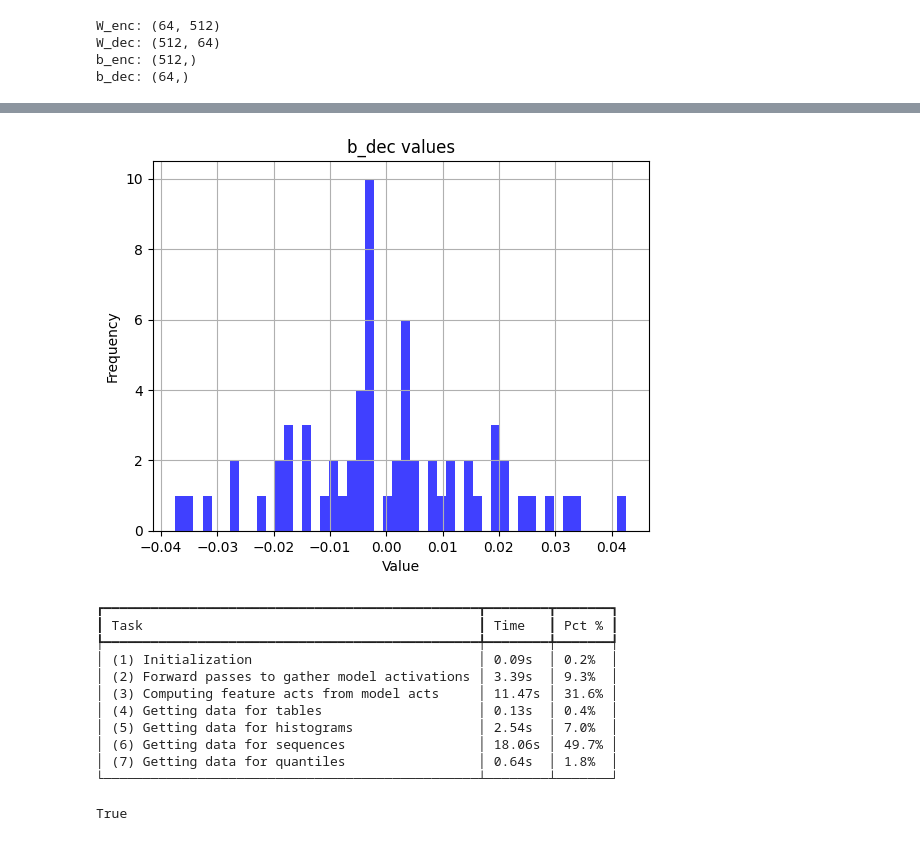
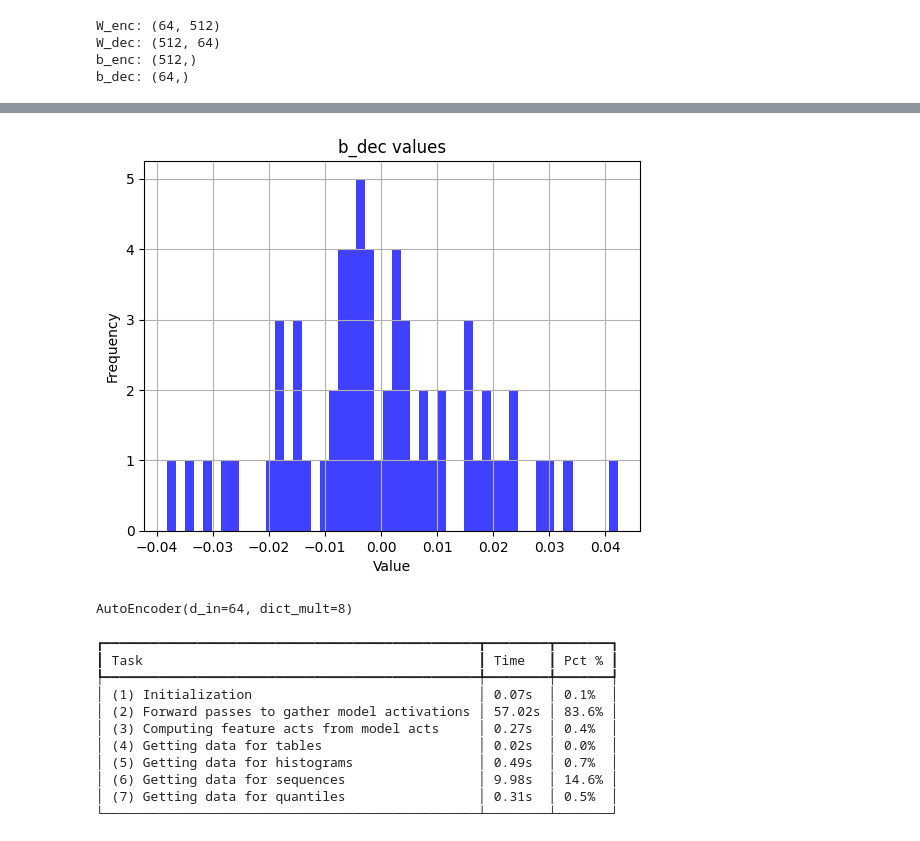
Before and after one commit to joelburget/sae_expected_l0, a Jupyter notebook: vis.ipynb, the cells around one changed output, grey strips where cells are left out. Cells and saved outputs as stored; diff of their text form; code cells hidden in the pictures.

```diff
--- a/vis.ipynb
+++ b/vis.ipynb
@@ -16,2 +23,2 @@ torch.set_grad_enabled(False);
 # %%
-state_dict = torch.load("/Users/joel/Downloads/sae-2.pth", map_location=torch.device('cpu'))
+state_dict = torch.load("/Users/joel/Downloads/sae (1).pth", map_location=torch.device('cpu'))
@@ -17,0 +40,8 @@ state_dict = torch.load("/Users/joel/Downloads/sae-2.pth", map_location=torch.de
+# %%
+def histogram(arr, title=''):
+    plt.hist(arr.flatten().cpu().detach().numpy(), bins=50, alpha=0.75, color='blue')
+    plt.title(title)
+    plt.xlabel('Value')
+    plt.ylabel('Frequency')
+    plt.grid(True)
+    plt.show()
@@ -109,12 +111,11 @@ plt.show()
 # %%
-plt.hist(encoder.b_dec.flatten().cpu().detach().numpy(), bins=50, alpha=0.75, color='blue')
-plt.title('b_dec values')
-plt.xlabel('Value')
-plt.ylabel('Frequency')
-plt.grid(True)
-plt.show()
+histogram(encoder.b_dec, 'b_dec values')
 # %% [output]
-[figure, old version]
+[figure, new version]
+# %%
+encoder.to("cpu")
+# %% [output]
+AutoEncoder(d_in=64, dict_mult=8)
 # %%
 sae_vis_config = SaeVisConfig(
     hook_point = "blocks.4.hook_resid_post",
@@ -130,20 +131,17 @@ sae_vis_data = SaeVisData.create(
     cfg = sae_vis_config,
 )
 
-# Save as HTML file & display vis
-filename = "_feature_vis_demo.html"
+filename = "feature_vis.html"
 sae_vis_data.save_feature_centric_vis(filename, feature_idx=8)
-webbrowser.open(filename)
 # %% [output]
 ┏━━━━━━━━━━━━━━━━━━━━━━━━━━━━━━━━━━━━━━━━━━━━━━━━┳━━━━━━━━┳━━━━━━━┓
 ┃ Task                                           ┃ Time   ┃ Pct % ┃
 ┡━━━━━━━━━━━━━━━━━━━━━━━━━━━━━━━━━━━━━━━━━━━━━━━━╇━━━━━━━━╇━━━━━━━┩
-│ (1) Initialization                             │ 0.09s  │ 0.2%  │
-│ (2) Forward passes to gather model activations │ 3.39s  │ 9.3%  │
-│ (3) Computing feature acts from model acts     │ 11.47s │ 31.6% │
-│ (4) Getting data for tables                    │ 0.13s  │ 0.4%  │
-│ (5) Getting data for histograms                │ 2.54s  │ 7.0%  │
-│ (6) Getting data for sequences                 │ 18.06s │ 49.7% │
-│ (7) Getting data for quantiles                 │ 0.64s  │ 1.8%  │
+│ (1) Initialization                             │ 0.07s  │ 0.1%  │
+│ (2) Forward passes to gather model activations │ 57.02s │ 83.6% │
+│ (3) Computing feature acts from model acts     │ 0.27s  │ 0.4%  │
+│ (4) Getting data for tables                    │ 0.02s  │ 0.0%  │
+│ (5) Getting data for histograms                │ 0.49s  │ 0.7%  │
+│ (6) Getting data for sequences                 │ 9.98s  │ 14.6% │
+│ (7) Getting data for quantiles                 │ 0.31s  │ 0.5%  │
 └────────────────────────────────────────────────┴────────┴───────┘
-True
```
Also changed, not shown: parts of 15 cells of this notebook, 2 other files.
